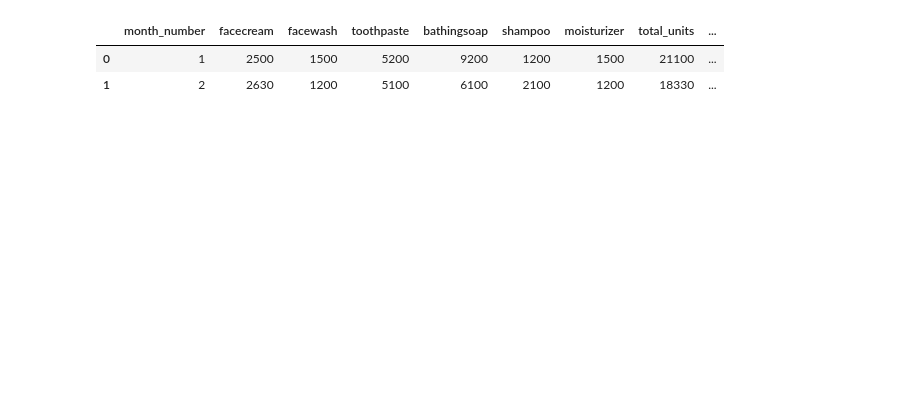
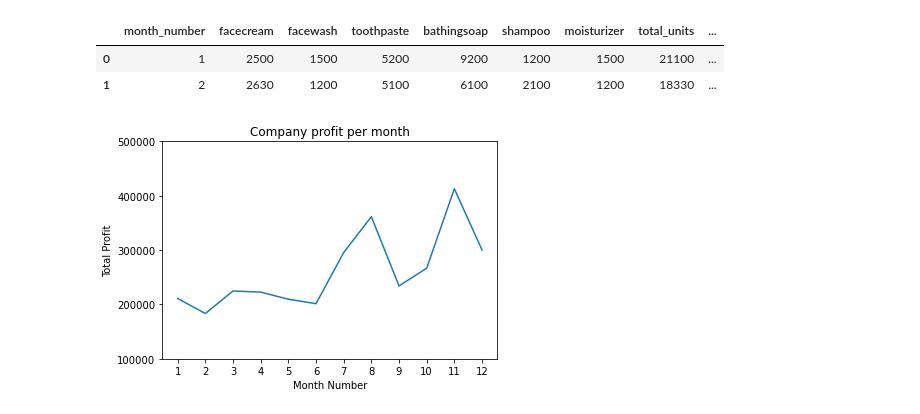
Before and after one commit to Jack1634/Data-Analysis, a Jupyter notebook: Example/data_visualization_practise.ipynb, the cells around one changed output. Saved outputs shown, nothing was run; the diff lists cells and outputs as text; code cells hidden in the pictures; blank space fills up the shorter version.

```diff
--- a/Example/data_visualization_practise.ipynb
+++ b/Example/data_visualization_practise.ipynb
@@ -22,3 +21,17 @@ df.head(2)
 |  | month_number | facecream | facewash | toothpaste | bathingsoap | shampoo | moisturizer | total_units | ... |
 | 0 | 1 | 2500 | 1500 | 5200 | 9200 | 1200 | 1500 | 21100 | ... |
 | 1 | 2 | 2630 | 1200 | 5100 | 6100 | 2100 | 1200 | 18330 | ... |
+# %%
+x = df["month_number"].tolist()
+y = df["total_profit"].tolist()
+
+plt.plot(x,y)
+
+plt.xlabel("Month Number")
+plt.ylabel("Total Profit")
+plt.title("Company profit per month")
+plt.yticks([100000, 200000, 300000, 400000, 500000])
+plt.xticks([1,2,3,4,5,6,7,8,9,10,11,12])
+plt.show()
+# %% [output]
+[figure, added]
```
Also changed, not shown: parts of 3 cells of this notebook.
